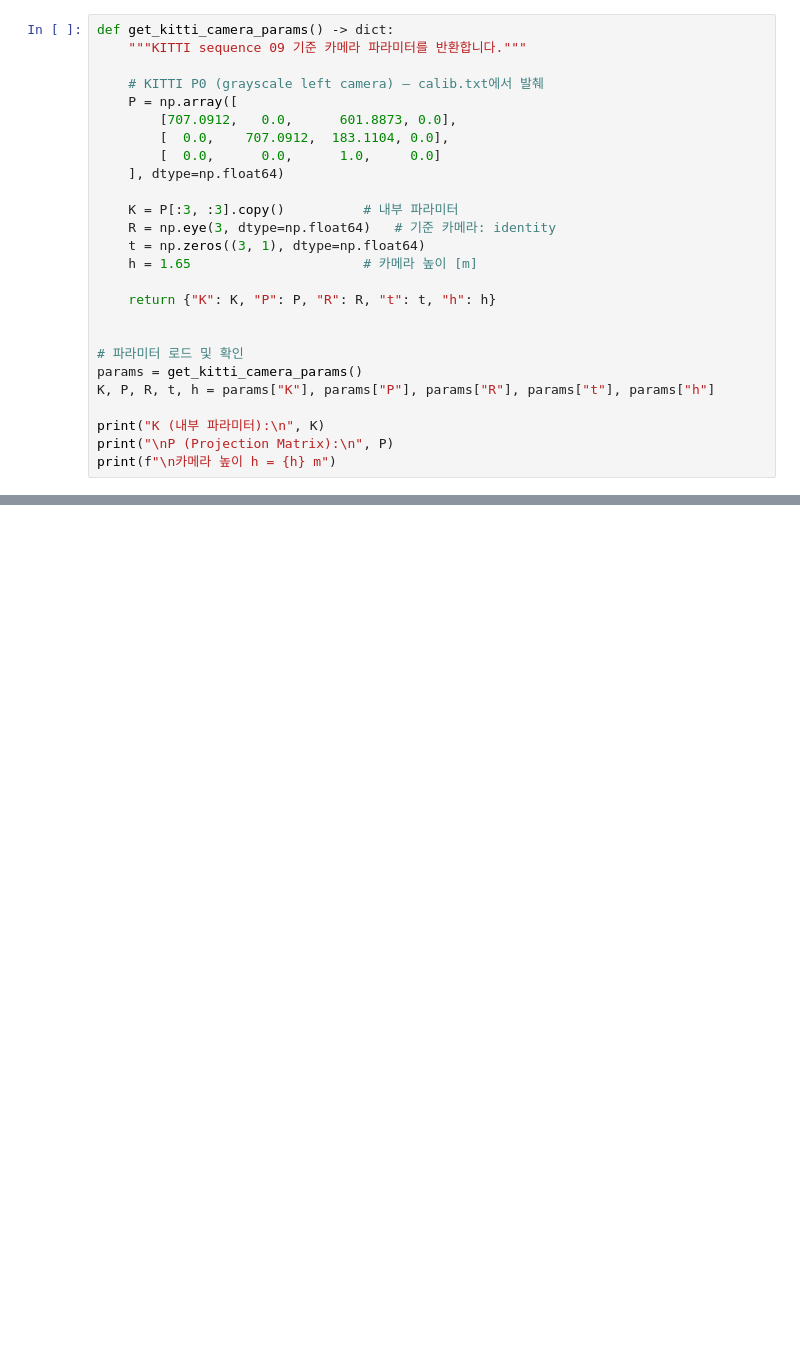
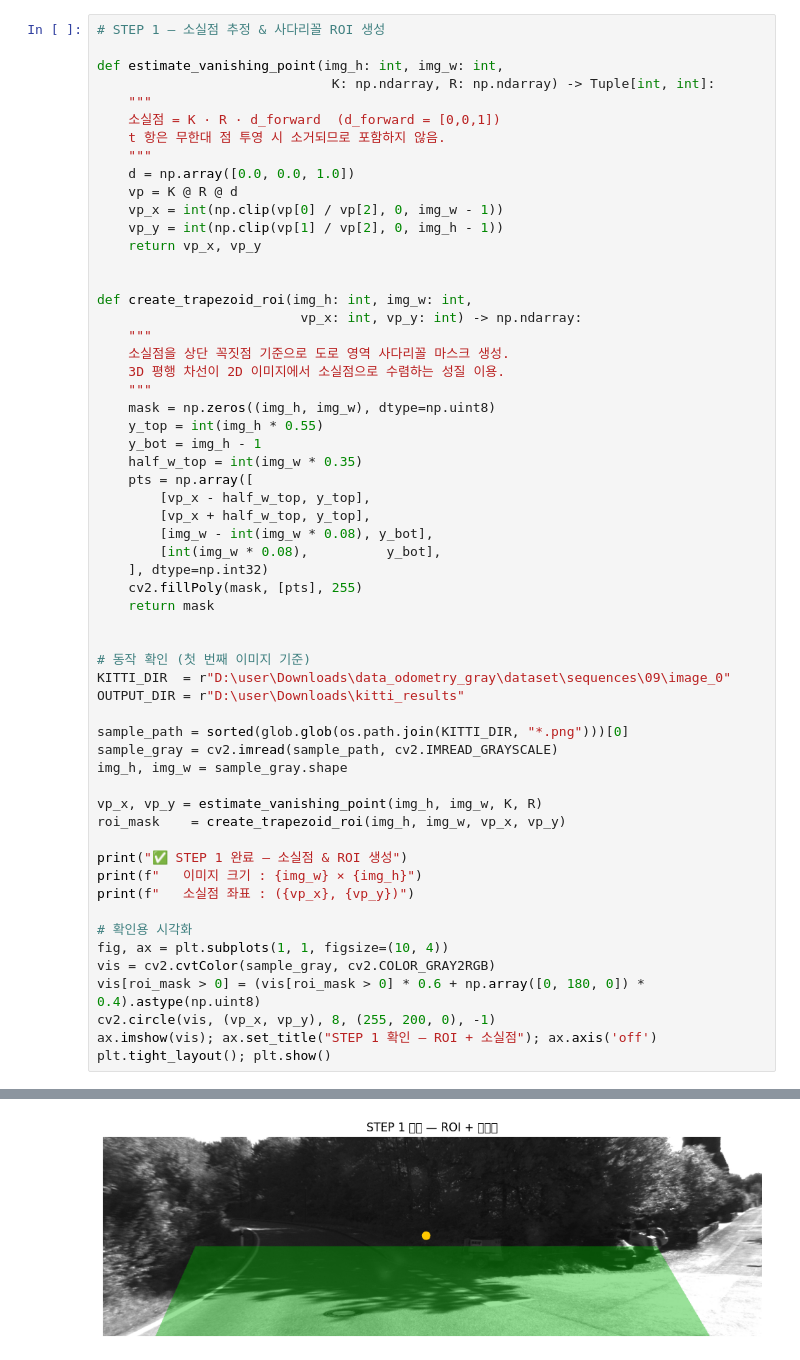
Before and after one commit to jjy12163/autmobility, a Jupyter notebook: dataset/midTerm_4.ipynb, the cells around one changed output, grey strips where cells are left out. Cells and saved outputs as stored; diff of their text form; blank space fills up the shorter version.

```diff
--- a/dataset/midTerm_4.ipynb
+++ b/dataset/midTerm_4.ipynb
@@ -26,26 +33,59 @@ $$P = K \cdot [R \mid t] \quad (3 \times 4)$$
 # %%
-def get_kitti_camera_params() -> dict:
-    """KITTI sequence 09 기준 카메라 파라미터를 반환합니다."""
+# STEP 1 — 소실점 추정 & 사다리꼴 ROI 생성
 
-    # KITTI P0 (grayscale left camera) — calib.txt에서 발췌
-    P = np.array([
-        [707.0912,   0.0,      601.8873, 0.0],
-        [  0.0,    707.0912,  183.1104, 0.0],
-        [  0.0,      0.0,      1.0,     0.0]
-    ], dtype=np.float64)
-
-    K = P[:3, :3].copy()          # 내부 파라미터
-    R = np.eye(3, dtype=np.float64)   # 기준 카메라: identity
-    t = np.zeros((3, 1), dtype=np.float64)
-    h = 1.65                      # 카메라 높이 [m]
-
-    return {"K": K, "P": P, "R": R, "t": t, "h": h}
+def estimate_vanishing_point(img_h: int, img_w: int,
+                              K: np.ndarray, R: np.ndarray) -> Tuple[int, int]:
+    """
+    소실점 = K · R · d_forward  (d_forward = [0,0,1])
+    t 항은 무한대 점 투영 시 소거되므로 포함하지 않음.
+    """
+    d = np.array([0.0, 0.0, 1.0])
+    vp = K @ R @ d
+    vp_x = int(np.clip(vp[0] / vp[2], 0, img_w - 1))
+    vp_y = int(np.clip(vp[1] / vp[2], 0, img_h - 1))
+    return vp_x, vp_y
 
 
-# 파라미터 로드 및 확인
-params = get_kitti_camera_params()
-K, P, R, t, h = params["K"], params["P"], params["R"], params["t"], params["h"]
+def create_trapezoid_roi(img_h: int, img_w: int,
+                          vp_x: int, vp_y: int) -> np.ndarray:
+    """
+    소실점을 상단 꼭짓점 기준으로 도로 영역 사다리꼴 마스크 생성.
+    3D 평행 차선이 2D 이미지에서 소실점으로 수렴하는 성질 이용.
+    """
+    mask = np.zeros((img_h, img_w), dtype=np.uint8)
+    y_top = int(img_h * 0.55)
+    y_bot = img_h - 1
+    half_w_top = int(img_w * 0.35)
+    pts = np.array([
+        [vp_x - half_w_top, y_top],
+        [vp_x + half_w_top, y_top],
+        [img_w - int(img_w * 0.08), y_bot],
+        [int(img_w * 0.08),          y_bot],
+    ], dtype=np.int32)
+    cv2.fillPoly(mask, [pts], 255)
+    return mask
 
-print("K (내부 파라미터):\n", K)
-print("\nP (Projection Matrix):\n", P)
-print(f"\n카메라 높이 h = {h} m")
+
+# 동작 확인 (첫 번째 이미지 기준)
+KITTI_DIR  = r"D:\user\Downloads\data_odometry_gray\dataset\sequences\09\image_0"
+OUTPUT_DIR = r"D:\user\Downloads\kitti_results"
+
+sample_path = sorted(glob.glob(os.path.join(KITTI_DIR, "*.png")))[0]
+sample_gray = cv2.imread(sample_path, cv2.IMREAD_GRAYSCALE)
+img_h, img_w = sample_gray.shape
+
+vp_x, vp_y = estimate_vanishing_point(img_h, img_w, K, R)
+roi_mask    = create_trapezoid_roi(img_h, img_w, vp_x, vp_y)
+
+print("✅ STEP 1 완료 — 소실점 & ROI 생성")
+print(f"   이미지 크기 : {img_w} × {img_h}")
+print(f"   소실점 좌표 : ({vp_x}, {vp_y})")
+
+# 확인용 시각화
+fig, ax = plt.subplots(1, 1, figsize=(10, 4))
+vis = cv2.cvtColor(sample_gray, cv2.COLOR_GRAY2RGB)
+vis[roi_mask > 0] = (vis[roi_mask > 0] * 0.6 + np.array([0, 180, 0]) * 0.4).astype(np.uint8)
+cv2.circle(vis, (vp_x, vp_y), 8, (255, 200, 0), -1)
+ax.imshow(vis); ax.set_title("STEP 1 확인 — ROI + 소실점"); ax.axis('off')
+plt.tight_layout(); plt.show()
+# %% [output]
@@ -52 +95,2 @@ print(f"\n카메라 높이 h = {h} m")
+[figure, added]
 # %%
```
Also changed, not shown: parts of 9 cells of this notebook, 4 other files.
